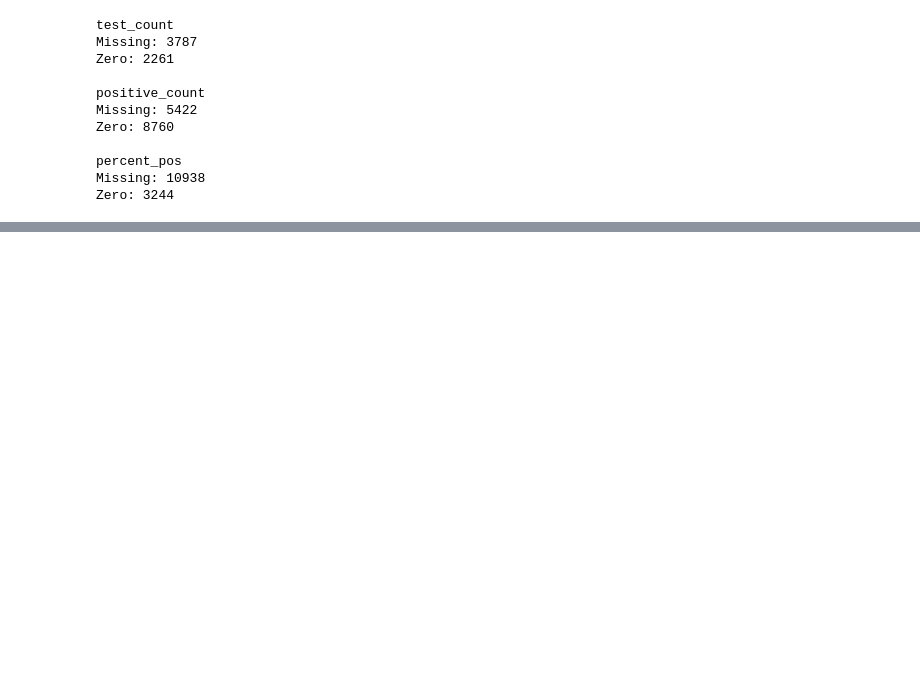
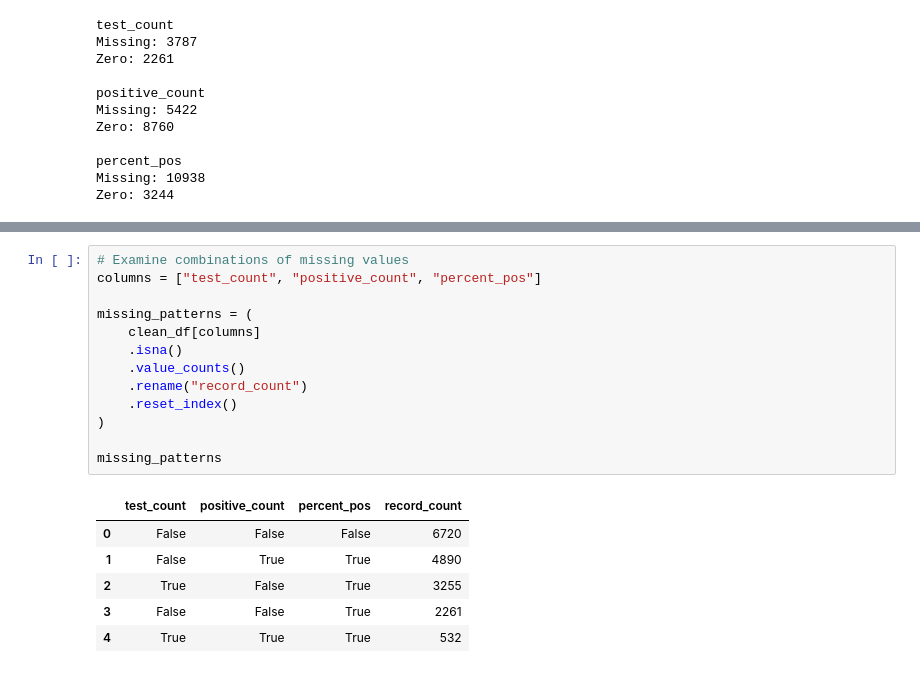
Before and after one commit to dlrakdenizz/respiratory-virus-data-analysis, a Jupyter notebook: data_preparation.ipynb, the cells around one changed output, grey strips where cells are left out. Cells and saved outputs as stored; diff of their text form; blank space fills up the shorter version.

```diff
--- a/data_preparation.ipynb
+++ b/data_preparation.ipynb
@@ -308,0 +318,20 @@ Zero: 3244
+# %%
+# Examine combinations of missing values
+columns = ["test_count", "positive_count", "percent_pos"]
+
+missing_patterns = (
+    clean_df[columns]
+    .isna()
+    .value_counts()
+    .rename("record_count")
+    .reset_index()
+)
+
+missing_patterns
+# %% [output]
+|  | test_count | positive_count | percent_pos | record_count |
+| 0 | False | False | False | 6720 |
+| 1 | False | True | True | 4890 |
+| 2 | True | False | True | 3255 |
+| 3 | False | False | True | 2261 |
+| 4 | True | True | True | 532 |
```
Also changed, not shown: parts of 5 cells of this notebook.
